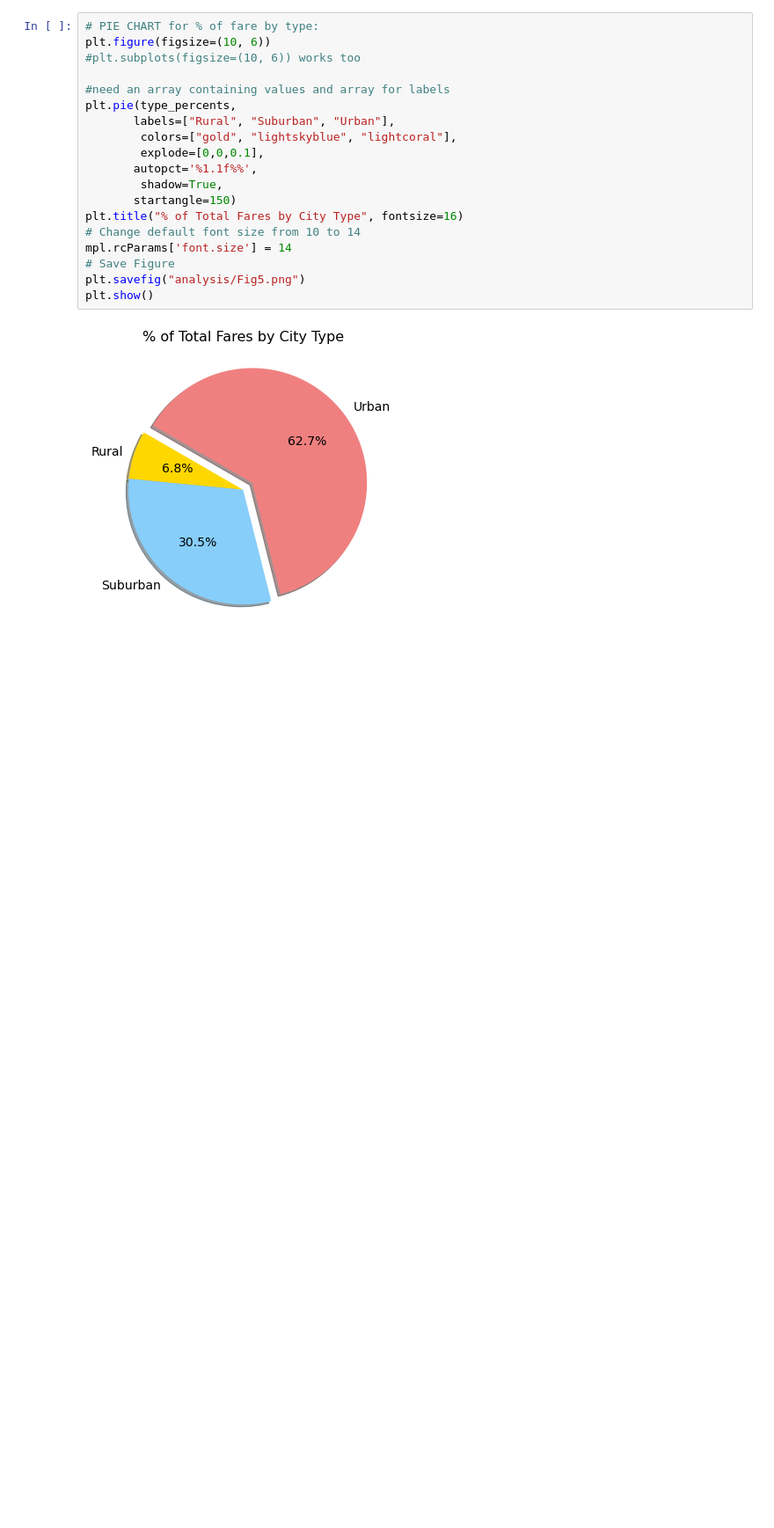
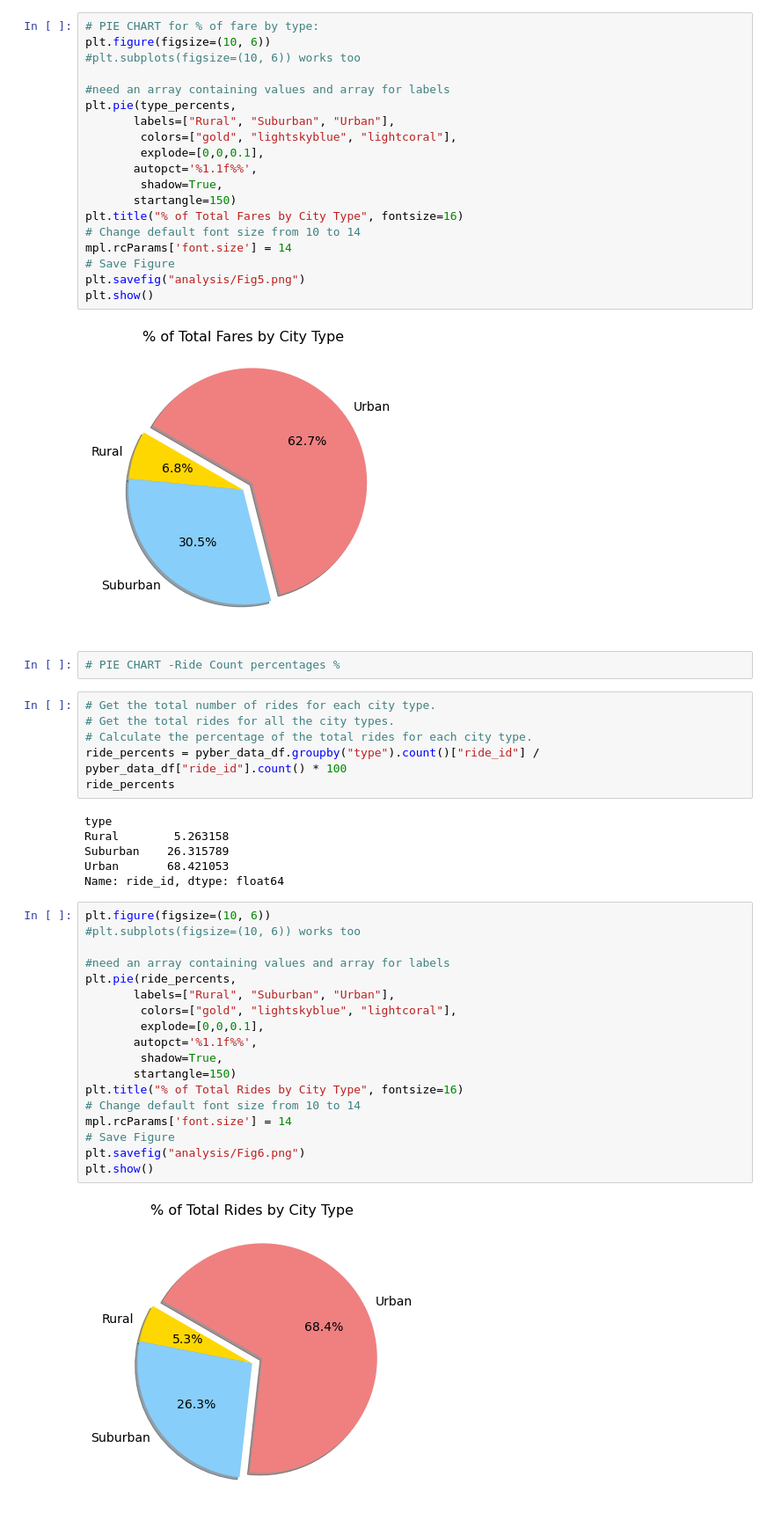
Before and after one commit to m-miley/PyBer_Analysis, a Jupyter notebook: PyBer.ipynb, the cells around one changed output. Shown at 88% size. Drawn from its saved outputs; the diff is of its cells as text; blank space fills up the shorter version.

Commit message:
Pie % Total Rides

```diff
--- a/PyBer.ipynb
+++ b/PyBer.ipynb
@@ -753,3 +753,37 @@ plt.savefig("analysis/Fig5.png")
 plt.show()
 # %% [output]
 [figure]
+# %%
+# PIE CHART -Ride Count percentages %
+# %%
+# Get the total number of rides for each city type.
+# Get the total rides for all the city types.
+# Calculate the percentage of the total rides for each city type.
+ride_percents = pyber_data_df.groupby("type").count()["ride_id"] / pyber_data_df["ride_id"].count() * 100
+ride_percents
+# %% [output]
+type
+Rural        5.263158
+Suburban    26.315789
+Urban       68.421053
+Name: ride_id, dtype: float64
+# %%
+plt.figure(figsize=(10, 6))
+#plt.subplots(figsize=(10, 6)) works too
+
+#need an array containing values and array for labels
+plt.pie(ride_percents,
+       labels=["Rural", "Suburban", "Urban"],
+        colors=["gold", "lightskyblue", "lightcoral"],
+        explode=[0,0,0.1],
+       autopct='%1.1f%%',
+        shadow=True,
+       startangle=150)
+plt.title("% of Total Rides by City Type", fontsize=16)
+# Change default font size from 10 to 14
+mpl.rcParams['font.size'] = 14
+# Save Figure
+plt.savefig("analysis/Fig6.png")
+plt.show()
+# %% [output]
+[figure, added]
```
